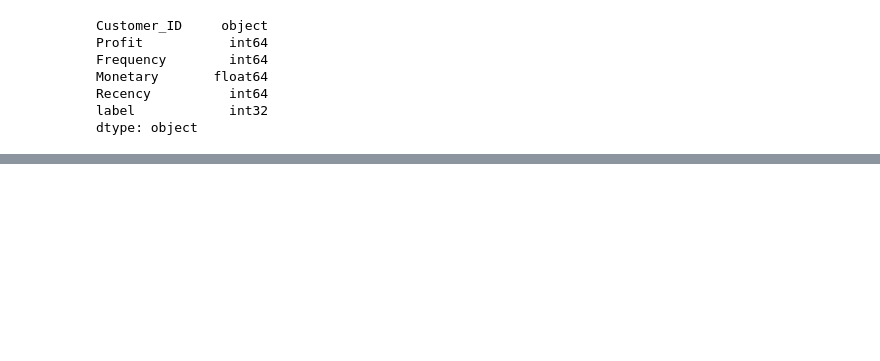
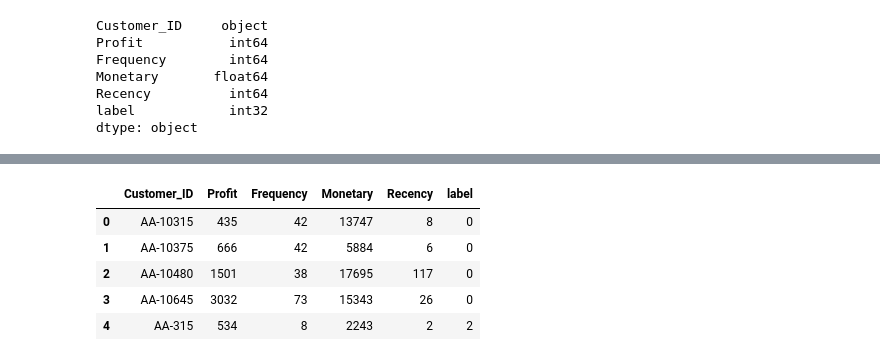
Before and after one commit to ta-data-bcn/Project-Week-8-Final-Project, a Jupyter notebook: your-project/notebooks/RFM.ipynb, the cells around one changed output, grey strips where cells are left out. Cells and saved outputs as stored; diff of their text form; code cells hidden in the pictures; blank space fills up the shorter version.

```diff
--- a/your-project/notebooks/RFM.ipynb
+++ b/your-project/notebooks/RFM.ipynb
@@ -690,0 +664,9 @@ df_t.describe()
+# %%
+df_t.head()
+# %% [output]
+|  | Customer_ID | Profit | Frequency | Monetary | Recency | label |
+| 0 | AA-10315 | 435 | 42 | 13747 | 8 | 0 |
+| 1 | AA-10375 | 666 | 42 | 5884 | 6 | 0 |
+| 2 | AA-10480 | 1501 | 38 | 17695 | 117 | 0 |
+| 3 | AA-10645 | 3032 | 73 | 15343 | 26 | 0 |
+| 4 | AA-315 | 534 | 8 | 2243 | 2 | 2 |
```
Also changed, not shown: parts of 14 cells of this notebook, 24 other files.
